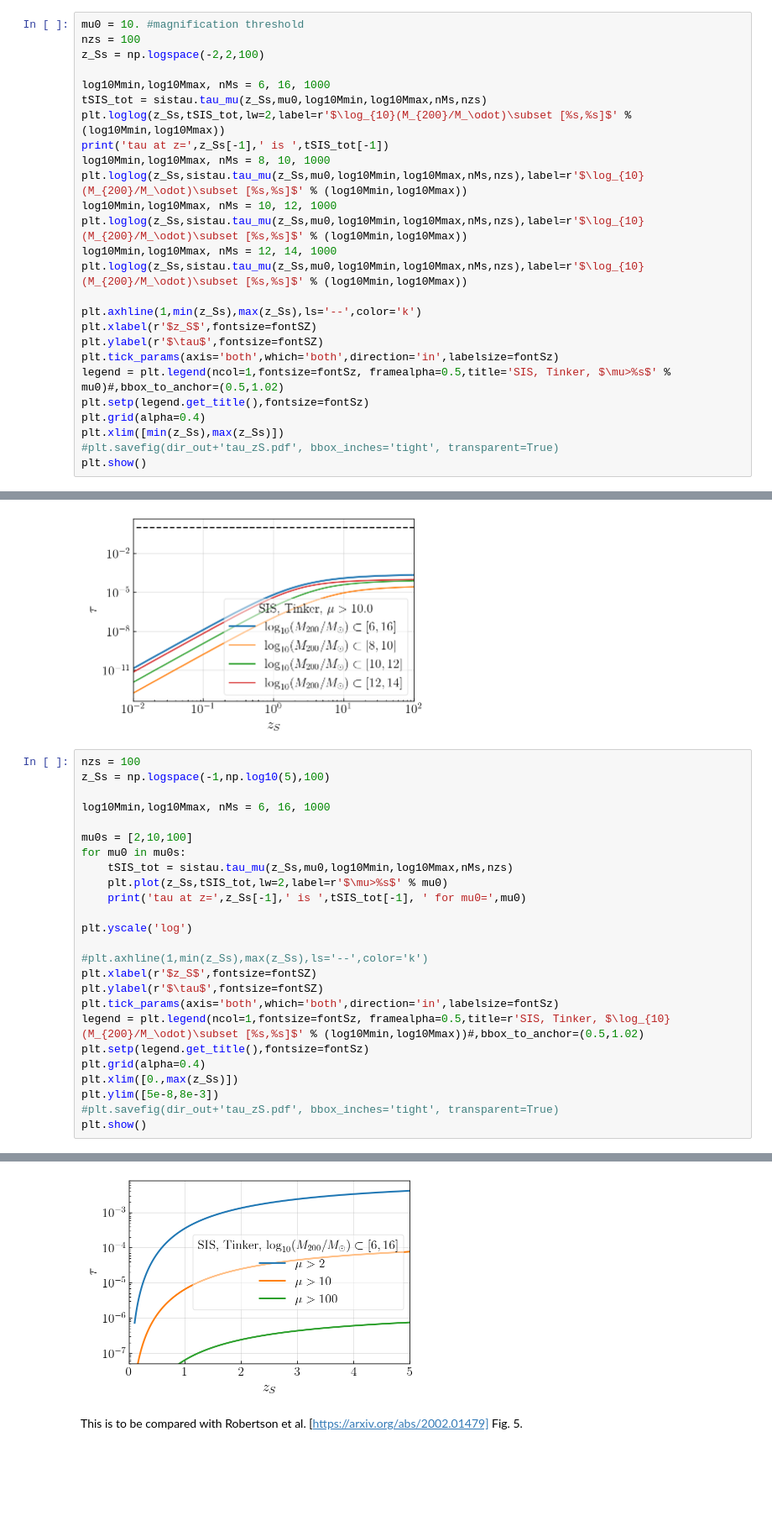
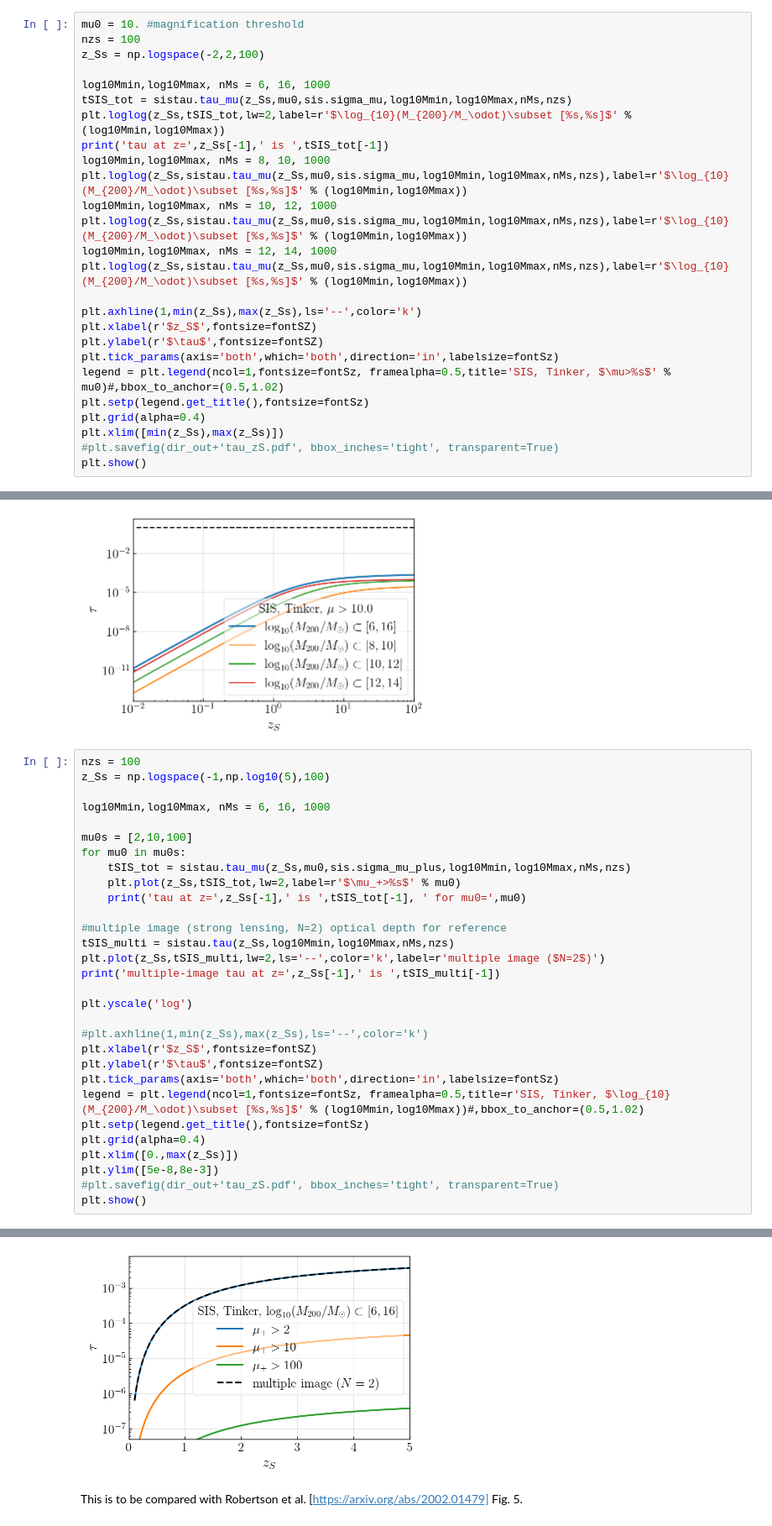
Before and after one commit to ezquiaga/gw_lensing, a Jupyter notebook: examples/high_magnification_optical_depth.ipynb, the cells around one changed output, grey strips where cells are left out. Shown at 84% size. Drawn from its saved outputs; the diff is of its cells as text; blank space fills up the shorter version.

Commit message:
cross section magnification each image

```diff
--- a/examples/high_magnification_optical_depth.ipynb
+++ b/examples/high_magnification_optical_depth.ipynb
@@ -202,15 +254,15 @@ nzs = 100
 z_Ss = np.logspace(-2,2,100)
 
 log10Mmin,log10Mmax, nMs = 6, 16, 1000
-tSIS_tot = sistau.tau_mu(z_Ss,mu0,log10Mmin,log10Mmax,nMs,nzs)
+tSIS_tot = sistau.tau_mu(z_Ss,mu0,sis.sigma_mu,log10Mmin,log10Mmax,nMs,nzs)
 plt.loglog(z_Ss,tSIS_tot,lw=2,label=r'$\log_{10}(M_{200}/M_\odot)\subset [%s,%s]$' % (log10Mmin,log10Mmax))
 print('tau at z=',z_Ss[-1],' is ',tSIS_tot[-1])
 log10Mmin,log10Mmax, nMs = 8, 10, 1000
-plt.loglog(z_Ss,sistau.tau_mu(z_Ss,mu0,log10Mmin,log10Mmax,nMs,nzs),label=r'$\log_{10}(M_{200}/M_\odot)\subset [%s,%s]$' % (log10Mmin,log10Mmax))
+plt.loglog(z_Ss,sistau.tau_mu(z_Ss,mu0,sis.sigma_mu,log10Mmin,log10Mmax,nMs,nzs),label=r'$\log_{10}(M_{200}/M_\odot)\subset [%s,%s]$' % (log10Mmin,log10Mmax))
 log10Mmin,log10Mmax, nMs = 10, 12, 1000
-plt.loglog(z_Ss,sistau.tau_mu(z_Ss,mu0,log10Mmin,log10Mmax,nMs,nzs),label=r'$\log_{10}(M_{200}/M_\odot)\subset [%s,%s]$' % (log10Mmin,log10Mmax))
+plt.loglog(z_Ss,sistau.tau_mu(z_Ss,mu0,sis.sigma_mu,log10Mmin,log10Mmax,nMs,nzs),label=r'$\log_{10}(M_{200}/M_\odot)\subset [%s,%s]$' % (log10Mmin,log10Mmax))
 log10Mmin,log10Mmax, nMs = 12, 14, 1000
-plt.loglog(z_Ss,sistau.tau_mu(z_Ss,mu0,log10Mmin,log10Mmax,nMs,nzs),label=r'$\log_{10}(M_{200}/M_\odot)\subset [%s,%s]$' % (log10Mmin,log10Mmax))
+plt.loglog(z_Ss,sistau.tau_mu(z_Ss,mu0,sis.sigma_mu,log10Mmin,log10Mmax,nMs,nzs),label=r'$\log_{10}(M_{200}/M_\odot)\subset [%s,%s]$' % (log10Mmin,log10Mmax))
 
 plt.axhline(1,min(z_Ss),max(z_Ss),ls='--',color='k')
 plt.xlabel(r'$z_S$',fontsize=fontSZ)
@@ -233,9 +285,14 @@ log10Mmin,log10Mmax, nMs = 6, 16, 1000
 
 mu0s = [2,10,100]
 for mu0 in mu0s:
-    tSIS_tot = sistau.tau_mu(z_Ss,mu0,log10Mmin,log10Mmax,nMs,nzs)
-    plt.plot(z_Ss,tSIS_tot,lw=2,label=r'$\mu>%s$' % mu0)
+    tSIS_tot = sistau.tau_mu(z_Ss,mu0,sis.sigma_mu_plus,log10Mmin,log10Mmax,nMs,nzs)
+    plt.plot(z_Ss,tSIS_tot,lw=2,label=r'$\mu_+>%s$' % mu0)
     print('tau at z=',z_Ss[-1],' is ',tSIS_tot[-1], ' for mu0=',mu0)
+
+#multiple image (strong lensing, N=2) optical depth for reference
+tSIS_multi = sistau.tau(z_Ss,log10Mmin,log10Mmax,nMs,nzs)
+plt.plot(z_Ss,tSIS_multi,lw=2,ls='--',color='k',label=r'multiple image ($N=2$)')
+print('multiple-image tau at z=',z_Ss[-1],' is ',tSIS_multi[-1])
 
 plt.yscale('log')
 
@@ -257,3 +315,3 @@ tau at z= 5.000000000000001  is  7.524330372650418e-07  for mu0= 100
-[figure, old version]
+[figure, new version]
 # %% [markdown]
 This is to be compared with Robertson et al. [https://arxiv.org/abs/2002.01479] Fig. 5.
```
Also changed, not shown: parts of 5 cells of this notebook, 2 other files.
